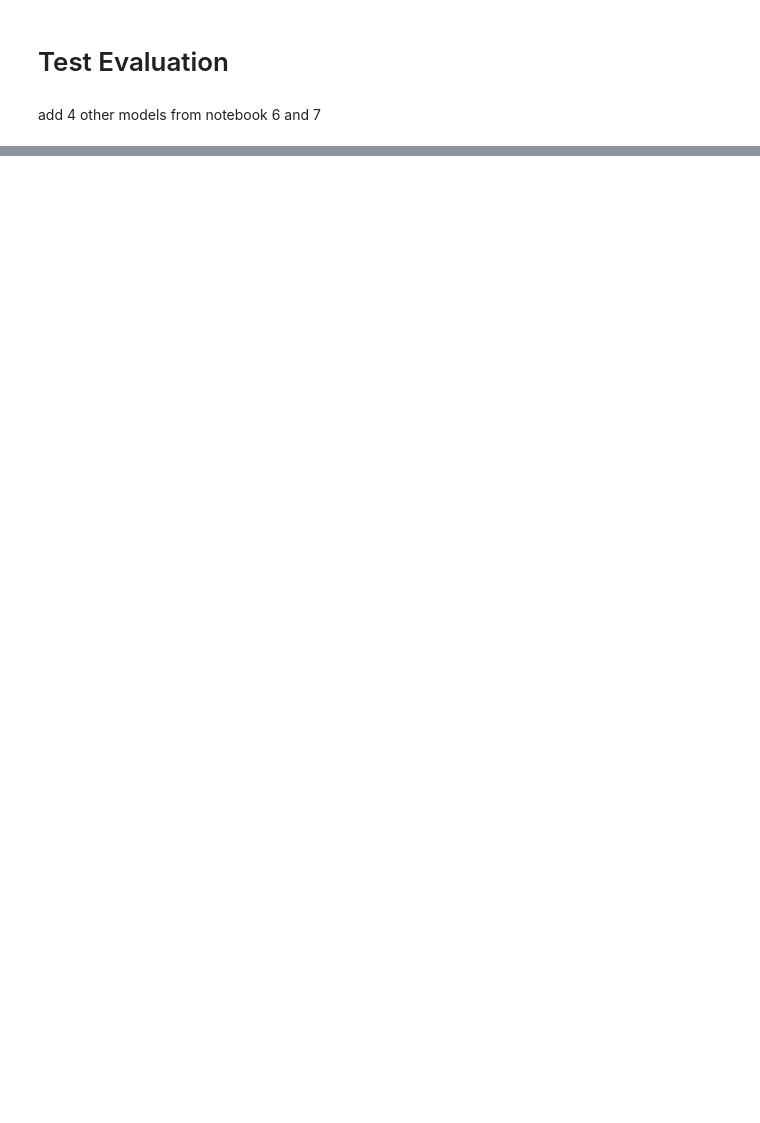
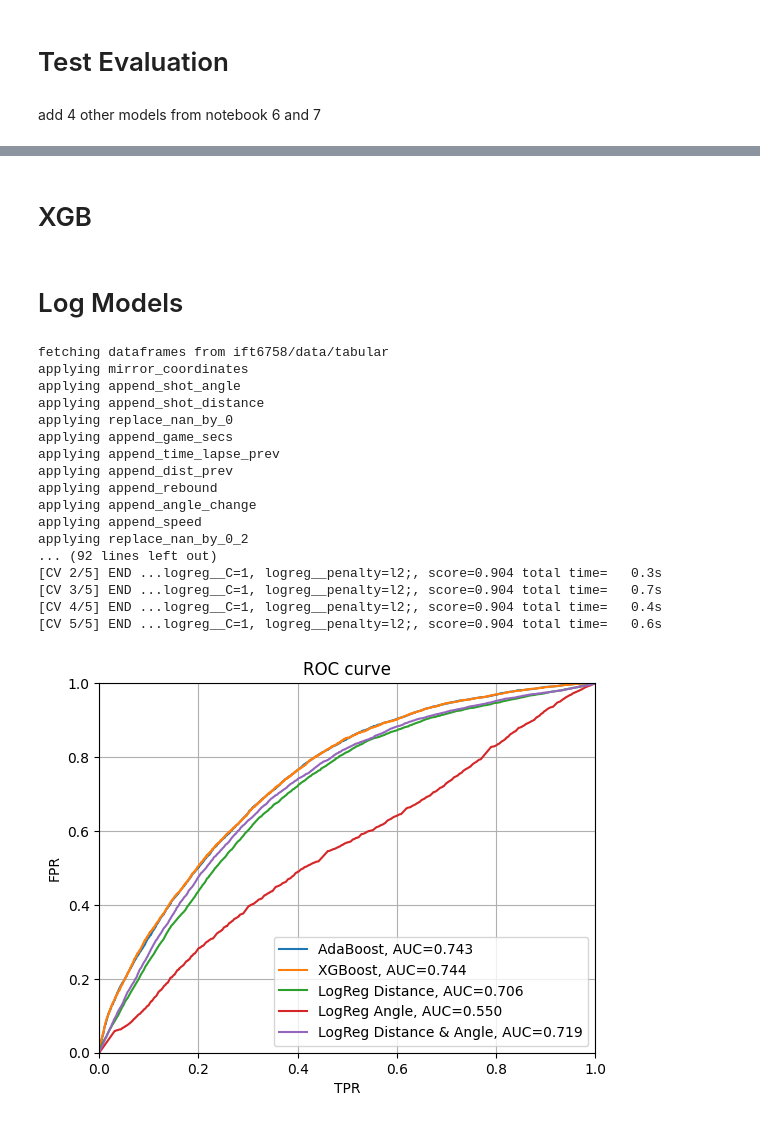
Before and after one commit to williamGlazer/IFT6758, a Jupyter notebook: notebooks/9.model_evaluation.ipynb, the cells around one changed output, grey strips where cells are left out. Saved outputs shown, nothing was run; the diff lists cells and outputs as text; code cells hidden in the pictures; blank space fills up the shorter version.

Commit message:
evaluation test, fin de blog

```diff
--- a/notebooks/9.model_evaluation.ipynb
+++ b/notebooks/9.model_evaluation.ipynb
@@ -7,8 +13,8 @@ from sklearn.ensemble import AdaBoostClassifier
 from sklearn.tree import DecisionTreeClassifier
 from ift6758.pipeline import ExperimentPipeline, DEFAULT_TRANSFORMATIONS
 
-pipeline = ExperimentPipeline(
-    tabular_dir='../data/tabular',
+pipelineAdaBoost = ExperimentPipeline(
+    tabular_dir='./ift6758/data/tabular',
     dataset_partition='stratified',
     feature_columns=[
         'shot_distance',
@@ -17,6 +23,7 @@ pipeline = ExperimentPipeline(
         'time_lapsed_prev_event_in_seconds',
         'game_secs'
     ],
+    model_save_directory="./ift6758/data/models",
     target_column='goal',
     pipeline_steps=[
         (
@@ -34,4 +41,4 @@ pipeline = ExperimentPipeline(
     test_season=20192020
 )
 # %%
-pipeline.run()
+pipelineAdaBoost.run()
@@ -49,0 +62,2 @@ pipeline._get_figures('test')
+# %% [markdown]
+# XGB
@@ -49,0 +94,2 @@ pipeline._get_figures('test')
+# %% [markdown]
+# Log Models
@@ -49,0 +149,49 @@ pipeline._get_figures('test')
+# %%
+from ift6758.pipeline.plots import *
+
+truth, probas, labels = [], [], ['AdaBoost', 'XGBoost', 'LogReg Distance', 'LogReg Angle', 'LogReg Distance & Angle']
+truth_playoffs, probas_playoffs, labels_playoffs = [], [], ['AdaBoost', 'XGBoost', 'LogReg Distance', 'LogReg Angle', 'LogReg Distance & Angle']
+
+df_playoffs = ExperimentPipeline.get_data('./ift6758/data/tabular', playoffs=True, reg=False, years=[20192020], transformations=DEFAULT_TRANSFORMATIONS)
+
+pipeline = None
+for pipe_hold in [
+    pipelineAdaBoost,
+    pipelineXGB,
+    pipelineLogDist,
+    pipelineLogAngle,
+    pipelineLogDistAngle,
+]:
+    pipeline = pipe_hold
+    pipeline.run()
+
+    df_x, df_y = pipeline.dataset['x_test'], pipeline.dataset['y_test']
+
+    pipeline.dataset['x_test'], pipeline.dataset['y_test'] = df_x, df_y
+    truth.append(pipeline.dataset['y_test'])
+    probas.append(pipeline.get_probas('test'))
+
+    pipeline.dataset['x_test'], pipeline.dataset['y_test'] = df_playoffs[pipeline.feature_columns], df_playoffs['goal']
+    truth_playoffs.append(pipeline.dataset['y_test'])
+    probas_playoffs.append(pipeline.get_probas('test'))
+
+plot_all(truth, probas, labels)
+# %% [output]
+fetching dataframes from ift6758/data/tabular
+applying mirror_coordinates
+applying append_shot_angle
+applying append_shot_distance
+applying replace_nan_by_0
+applying append_game_secs
+applying append_time_lapse_prev
+applying append_dist_prev
+applying append_rebound
+applying append_angle_change
+applying append_speed
+applying replace_nan_by_0_2
+... (92 lines left out)
+[CV 2/5] END ...logreg__C=1, logreg__penalty=l2;, score=0.904 total time=   0.3s
+[CV 3/5] END ...logreg__C=1, logreg__penalty=l2;, score=0.904 total time=   0.7s
+[CV 4/5] END ...logreg__C=1, logreg__penalty=l2;, score=0.904 total time=   0.4s
+[CV 5/5] END ...logreg__C=1, logreg__penalty=l2;, score=0.904 total time=   0.6s
+[figure, added]
```
Also changed, not shown: parts of 10 cells of this notebook, 19 other files.
